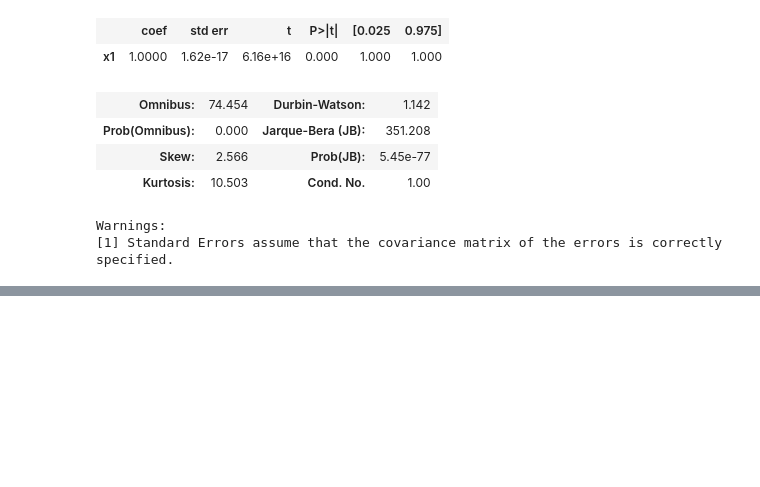
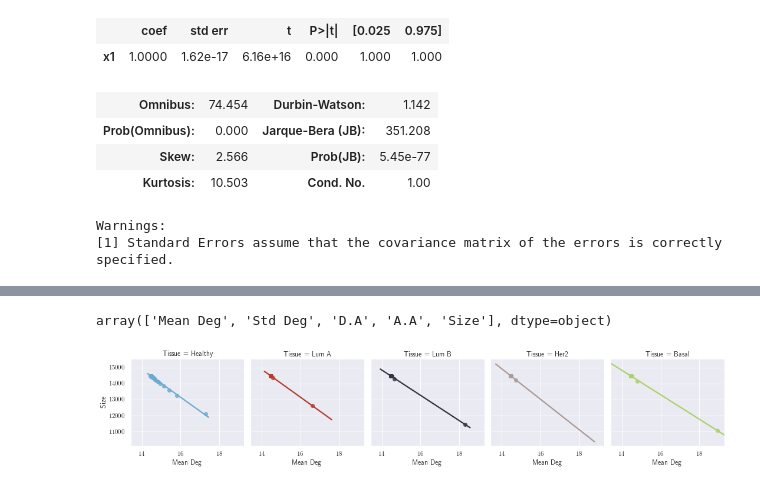
Before and after one commit to rodogi/cdana, a Jupyter notebook: Results_2.ipynb, the cells around one changed output, grey strips where cells are left out. Saved outputs shown, nothing was run; the diff lists cells and outputs as text; code cells hidden in the pictures; blank space fills up the shorter version.

```diff
--- a/Results_2.ipynb
+++ b/Results_2.ipynb
@@ -238,0 +264,11 @@ Warnings:
+# %%
+df_tidy.Param.unique()
+# %% [output]
+array(['Mean Deg', 'Std Deg', 'D.A', 'A.A', 'Size'], dtype=object)
+# %%
+g = sns.FacetGrid(df, col="Tissue", hue="Tissue",
+                 hue_order=hue_order, sharex=True, sharey="row", palette=pal)
+g.map(sns.regplot, 'Mean Deg', 'Size', ci=None)
+g.savefig(join(FIG, 'regplot_size_mean_deg.png'), dpi=300)
+# %% [output]
+[figure, added]
```
Also changed, not shown: parts of 9 cells of this notebook, 8 other files.
